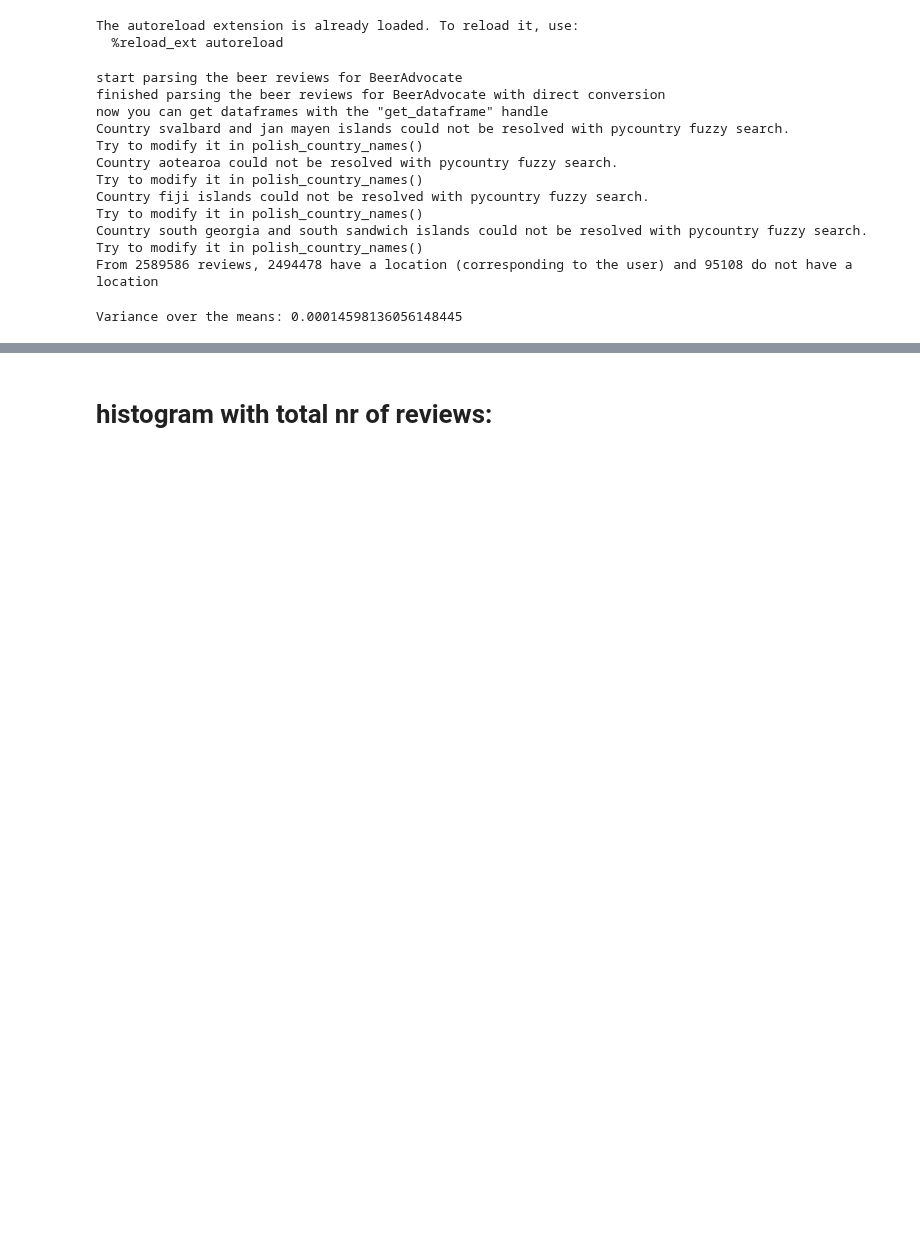
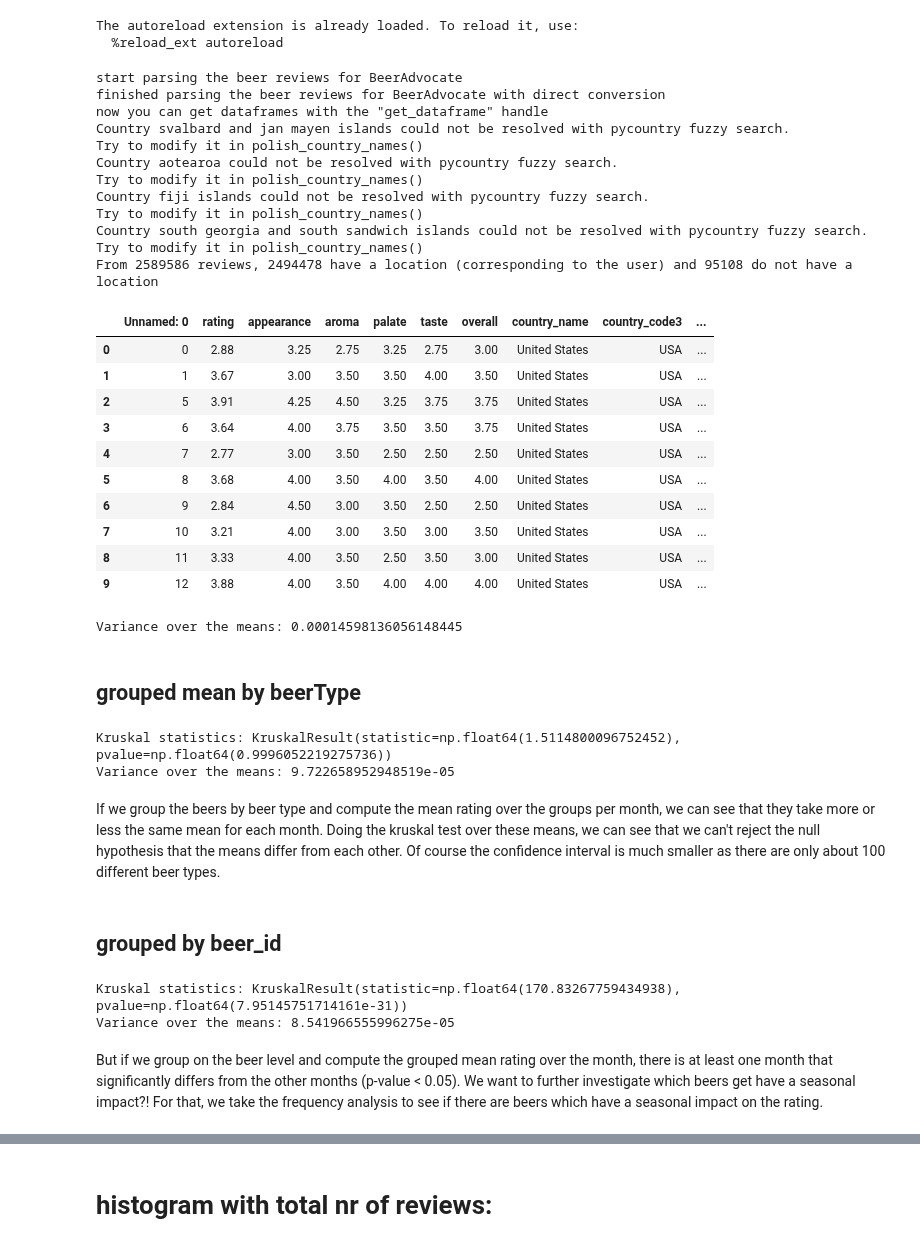
Before and after one commit to epfl-ada/ada-2024-project-leonardodatavinci, a Jupyter notebook: seasonalAvgRatings.ipynb, the cells around one changed output, grey strips where cells are left out. Cells and saved outputs as stored; diff of their text form; code cells hidden in the pictures; blank space fills up the shorter version.

Commit message:
added some plots

```diff
--- a/seasonalAvgRatings.ipynb
+++ b/seasonalAvgRatings.ipynb
@@ -57,7 +60,21 @@ Country south georgia and south sandwich islands could not be resolved with pyco
 Try to modify it in polish_country_names()
 From 2589586 reviews, 2494478 have a location (corresponding to the user) and 95108 do not have a location
 # %%
-reviews_df.to_csv("src/data/beerAdvocateReviewsUSA.csv")
+reviews_df = pd.read_csv("src/data/beerAdvocateReviewsUSA.csv", index_col=0)
+# %%
+reviews_df.head(10)
+# %% [output]
+|  | Unnamed: 0 | rating | appearance | aroma | palate | taste | overall | country_name | country_code3 | ... |
+| 0 | 0 | 2.88 | 3.25 | 2.75 | 3.25 | 2.75 | 3.00 | United States | USA | ... |
+| 1 | 1 | 3.67 | 3.00 | 3.50 | 3.50 | 4.00 | 3.50 | United States | USA | ... |
+| 2 | 5 | 3.91 | 4.25 | 4.50 | 3.25 | 3.75 | 3.75 | United States | USA | ... |
+| 3 | 6 | 3.64 | 4.00 | 3.75 | 3.50 | 3.50 | 3.75 | United States | USA | ... |
+| 4 | 7 | 2.77 | 3.00 | 3.50 | 2.50 | 2.50 | 2.50 | United States | USA | ... |
+| 5 | 8 | 3.68 | 4.00 | 3.50 | 4.00 | 3.50 | 4.00 | United States | USA | ... |
+| 6 | 9 | 2.84 | 4.50 | 3.00 | 3.50 | 2.50 | 2.50 | United States | USA | ... |
+| 7 | 10 | 3.21 | 4.00 | 3.00 | 3.50 | 3.00 | 3.50 | United States | USA | ... |
+| 8 | 11 | 3.33 | 4.00 | 3.50 | 2.50 | 3.50 | 3.00 | United States | USA | ... |
+| 9 | 12 | 3.88 | 4.00 | 3.50 | 4.00 | 4.00 | 4.00 | United States | USA | ... |
 # %%
 def monthly_avg_ci_fig(df: pd.DataFrame, title: str):
     stats_df = df.groupby("month")["rating"].agg(["mean", "count", "std"]).reset_index()
@@ -86,3 +106,60 @@ fig = monthly_avg_ci_fig(reviews_df, f'Avg rating per month with 95% confidence
 fig.show()
 # %% [output]
 Variance over the means: 0.00014598136056148445
+# %% [markdown]
+## grouped mean by beerType
+# %%
+def plot_with_ci(stats_df:pd.DataFrame, title: str) -> go.Figure:
+    months = stats_df["month"].to_numpy()
+    means = stats_df["mean"].to_numpy()
+    ci_high = np.array([m + 1.96*s/np.sqrt(c) for _, m, c, s in stats_df.values])
+    ci_low = np.array([m - 1.96*s/np.sqrt(c) for _, m, c, s in stats_df.values])
+
+    # print(ci_high)
+    print(f'Variance over the means: {np.var(means)}')
+    fig = px.line(x=months, y=means,
+                title=title,
+                labels={'x': 'Month', 'y': 'Avg Rating'},
+                )
+    fig.add_scatter(
+            x=np.concat((months, months[::-1])), # x, then x reversed
+            y=np.concat((ci_high, ci_low[::-1])), # upper, then lower reversed
+            fill='toself',
+            fillcolor='rgba(0,100,80,0.2)',
+            line=dict(color='rgba(255,255,255,0)'),
+            hoverinfo="skip",
+            showlegend=False
+        )
+    return fig
+
+grouped_df = reviews_df.groupby(["month", "style"]).agg(rating = ("rating", "mean")).reset_index()
+print(f'Kruskal statistics: {kruskal(*get_rating_per_month(grouped_df))}')
+
+grouped_df = grouped_df.groupby("month")["rating"].agg(["mean", "count", "std"]).reset_index()
+
+
+fig = plot_with_ci(grouped_df, title=f'Grouped (over beer styles) mean rating with 95% confidence interval, n={reviews_df.shape[0]}')
+fig.write_html("illustrations/Tim/groupedBeerStyleAvgRatingLinePlot.html")
+fig.update_yaxes(range=[3.6, 3.9])
+# %% [output]
+Kruskal statistics: KruskalResult(statistic=np.float64(1.5114800096752452), pvalue=np.float64(0.9996052219275736))
+Variance over the means: 9.722658952948519e-05
+# %% [markdown]
+If we group the beers by beer type and compute the mean rating over the groups per month, we can see that they take more or less the same mean for each month. Doing the kruskal test over these means, we can see that we can't reject the null hypothesis that the means differ from each other. Of course the confidence interval is much smaller as there are only about 100 different beer types.
+# %% [markdown]
+## grouped by beer_id
+# %%
+grouped_df = reviews_df.groupby(["month", "beer_id"]).agg(rating = ("rating", "mean")).reset_index()
+print(f'Kruskal statistics: {kruskal(*get_rating_per_month(grouped_df))}')
+
+grouped_df = grouped_df.groupby("month")["rating"].agg(["mean", "count", "std"]).reset_index()
+
+
+fig = plot_with_ci(grouped_df, title=f'Grouped (over beer_id) mean rating with 95% confidence interval, n={reviews_df.shape[0]}')
+fig.write_html("illustrations/Tim/groupedBeerIdAvgRatingLinePlot.html")
+fig.update_yaxes(range=[3.7, 3.8])
+# %% [output]
+Kruskal statistics: KruskalResult(statistic=np.float64(170.83267759434938), pvalue=np.float64(7.95145751714161e-31))
+Variance over the means: 8.541966555996275e-05
+# %% [markdown]
+But if we group on the beer level and compute the grouped mean rating over the month, there is at least one month that significantly differs from the other months (p-value < 0.05). We want to further investigate which beers get have a seasonal impact?! For that, we take the frequency analysis to see if there are beers which have a seasonal impact on the rating.
```
Also changed, not shown: parts of 15 cells of this notebook, 7 other files.
